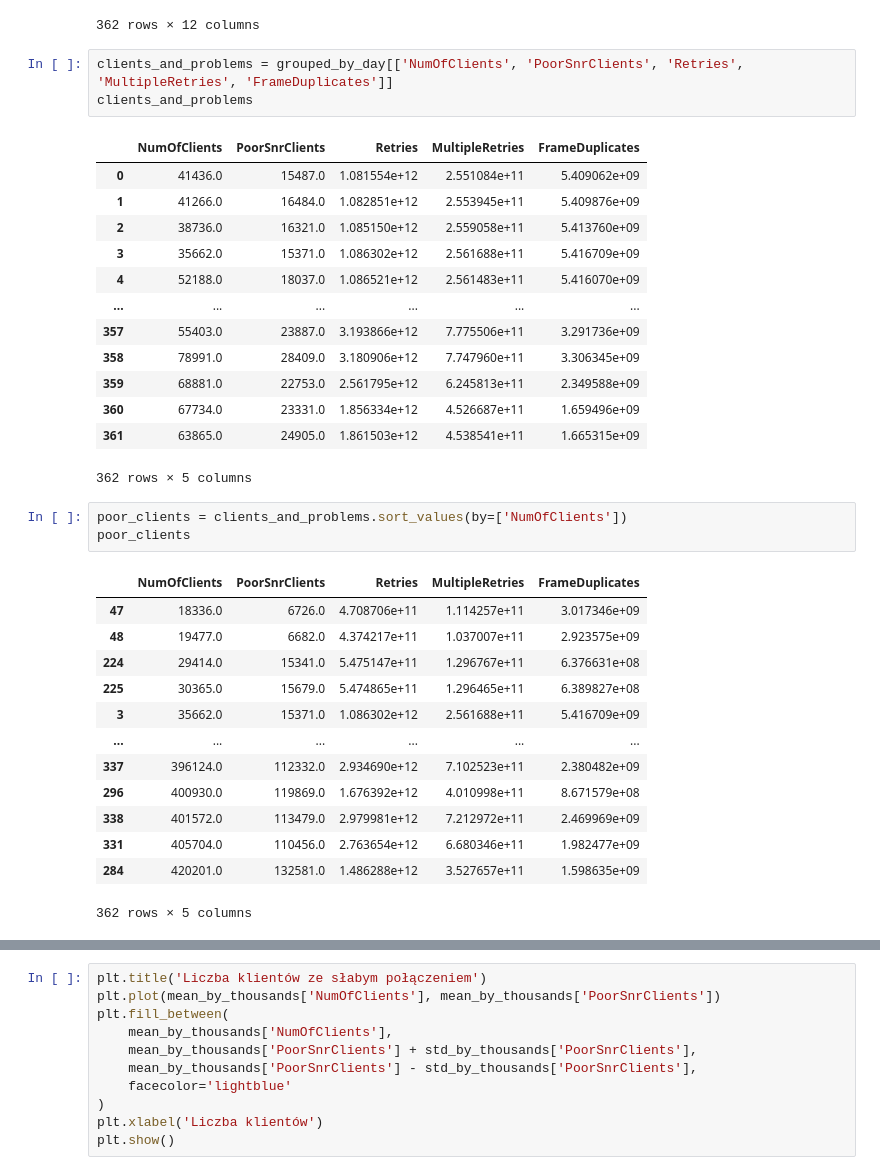
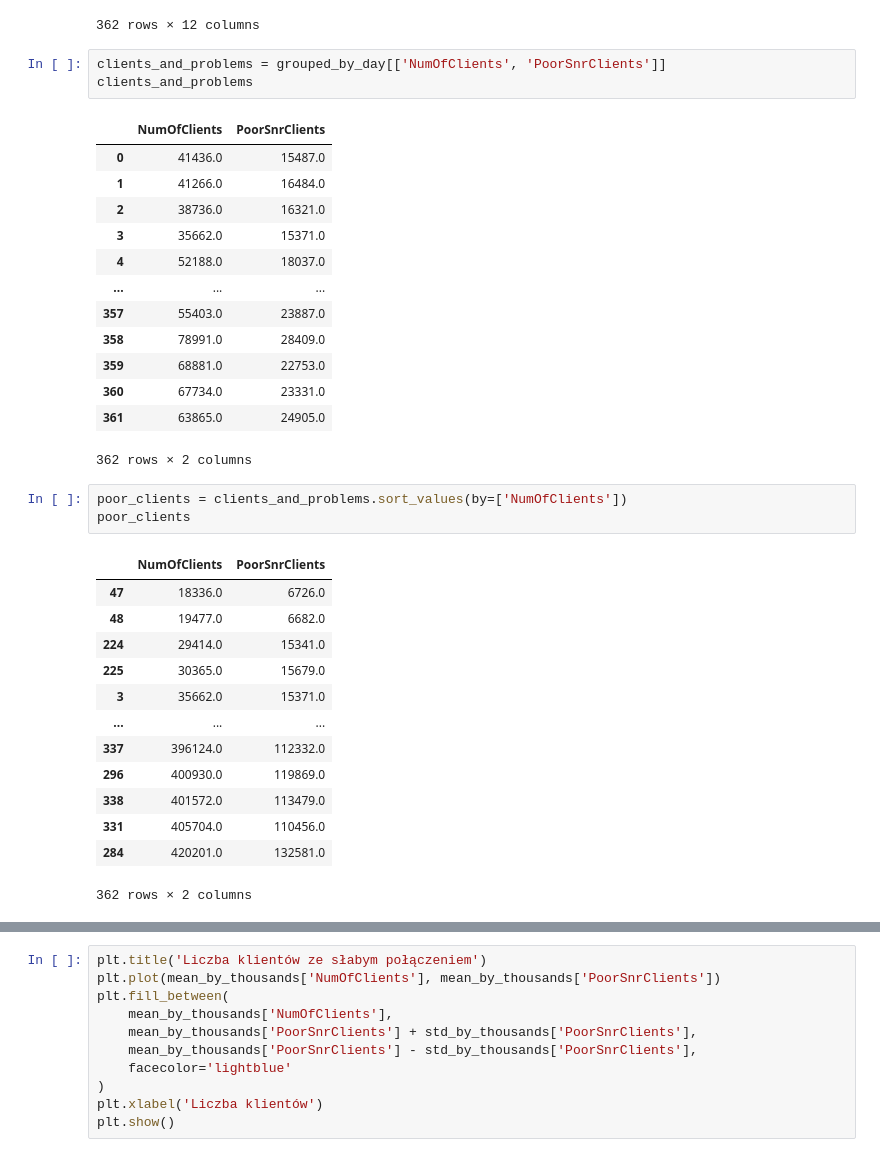
Before and after one commit to Maruchin1/PWR-WiFi-Analysis, a Jupyter notebook: clients_problems_poor_snr.ipynb, the cells around one changed output, grey strips where cells are left out. Cells and saved outputs as stored; diff of their text form.

```diff
--- a/clients_problems_poor_snr.ipynb
+++ b/clients_problems_poor_snr.ipynb
@@ -37,38 +37,38 @@ grouped_by_day
 | 361 | 2015-12-31 | 85560 | 63865.0 | 1.252412e+13 | 1383311.0 | 24905.0 | 1.861503e+12 | ... |
 362 rows × 12 columns
 # %%
-clients_and_problems = grouped_by_day[['NumOfClients', 'PoorSnrClients', 'Retries', 'MultipleRetries', 'FrameDuplicates']]
+clients_and_problems = grouped_by_day[['NumOfClients', 'PoorSnrClients']]
 clients_and_problems
 # %% [output]
-|  | NumOfClients | PoorSnrClients | Retries | MultipleRetries | FrameDuplicates |
-| 0 | 41436.0 | 15487.0 | 1.081554e+12 | 2.551084e+11 | 5.409062e+09 |
-| 1 | 41266.0 | 16484.0 | 1.082851e+12 | 2.553945e+11 | 5.409876e+09 |
-| 2 | 38736.0 | 16321.0 | 1.085150e+12 | 2.559058e+11 | 5.413760e+09 |
-| 3 | 35662.0 | 15371.0 | 1.086302e+12 | 2.561688e+11 | 5.416709e+09 |
-| 4 | 52188.0 | 18037.0 | 1.086521e+12 | 2.561483e+11 | 5.416070e+09 |
-| ... | ... | ... | ... | ... | ... |
-| 357 | 55403.0 | 23887.0 | 3.193866e+12 | 7.775506e+11 | 3.291736e+09 |
-| 358 | 78991.0 | 28409.0 | 3.180906e+12 | 7.747960e+11 | 3.306345e+09 |
-| 359 | 68881.0 | 22753.0 | 2.561795e+12 | 6.245813e+11 | 2.349588e+09 |
-| 360 | 67734.0 | 23331.0 | 1.856334e+12 | 4.526687e+11 | 1.659496e+09 |
-| 361 | 63865.0 | 24905.0 | 1.861503e+12 | 4.538541e+11 | 1.665315e+09 |
+|  | NumOfClients | PoorSnrClients |
+| 0 | 41436.0 | 15487.0 |
+| 1 | 41266.0 | 16484.0 |
+| 2 | 38736.0 | 16321.0 |
+| 3 | 35662.0 | 15371.0 |
+| 4 | 52188.0 | 18037.0 |
+| ... | ... | ... |
+| 357 | 55403.0 | 23887.0 |
+| 358 | 78991.0 | 28409.0 |
+| 359 | 68881.0 | 22753.0 |
+| 360 | 67734.0 | 23331.0 |
+| 361 | 63865.0 | 24905.0 |
-362 rows × 5 columns
+362 rows × 2 columns
 # %%
 poor_clients = clients_and_problems.sort_values(by=['NumOfClients'])
 poor_clients
 # %% [output]
-|  | NumOfClients | PoorSnrClients | Retries | MultipleRetries | FrameDuplicates |
-| 47 | 18336.0 | 6726.0 | 4.708706e+11 | 1.114257e+11 | 3.017346e+09 |
-| 48 | 19477.0 | 6682.0 | 4.374217e+11 | 1.037007e+11 | 2.923575e+09 |
-| 224 | 29414.0 | 15341.0 | 5.475147e+11 | 1.296767e+11 | 6.376631e+08 |
-| 225 | 30365.0 | 15679.0 | 5.474865e+11 | 1.296465e+11 | 6.389827e+08 |
-| 3 | 35662.0 | 15371.0 | 1.086302e+12 | 2.561688e+11 | 5.416709e+09 |
-| ... | ... | ... | ... | ... | ... |
-| 337 | 396124.0 | 112332.0 | 2.934690e+12 | 7.102523e+11 | 2.380482e+09 |
-| 296 | 400930.0 | 119869.0 | 1.676392e+12 | 4.010998e+11 | 8.671579e+08 |
-| 338 | 401572.0 | 113479.0 | 2.979981e+12 | 7.212972e+11 | 2.469969e+09 |
-| 331 | 405704.0 | 110456.0 | 2.763654e+12 | 6.680346e+11 | 1.982477e+09 |
-| 284 | 420201.0 | 132581.0 | 1.486288e+12 | 3.527657e+11 | 1.598635e+09 |
+|  | NumOfClients | PoorSnrClients |
+| 47 | 18336.0 | 6726.0 |
+| 48 | 19477.0 | 6682.0 |
+| 224 | 29414.0 | 15341.0 |
+| 225 | 30365.0 | 15679.0 |
+| 3 | 35662.0 | 15371.0 |
+| ... | ... | ... |
+| 337 | 396124.0 | 112332.0 |
+| 296 | 400930.0 | 119869.0 |
+| 338 | 401572.0 | 113479.0 |
+| 331 | 405704.0 | 110456.0 |
+| 284 | 420201.0 | 132581.0 |
-362 rows × 5 columns
+362 rows × 2 columns
 # %%
 num_of_clients = poor_clients[['NumOfClients']]
```
Also changed, not shown: parts of 3 cells of this notebook, 1 other file.
